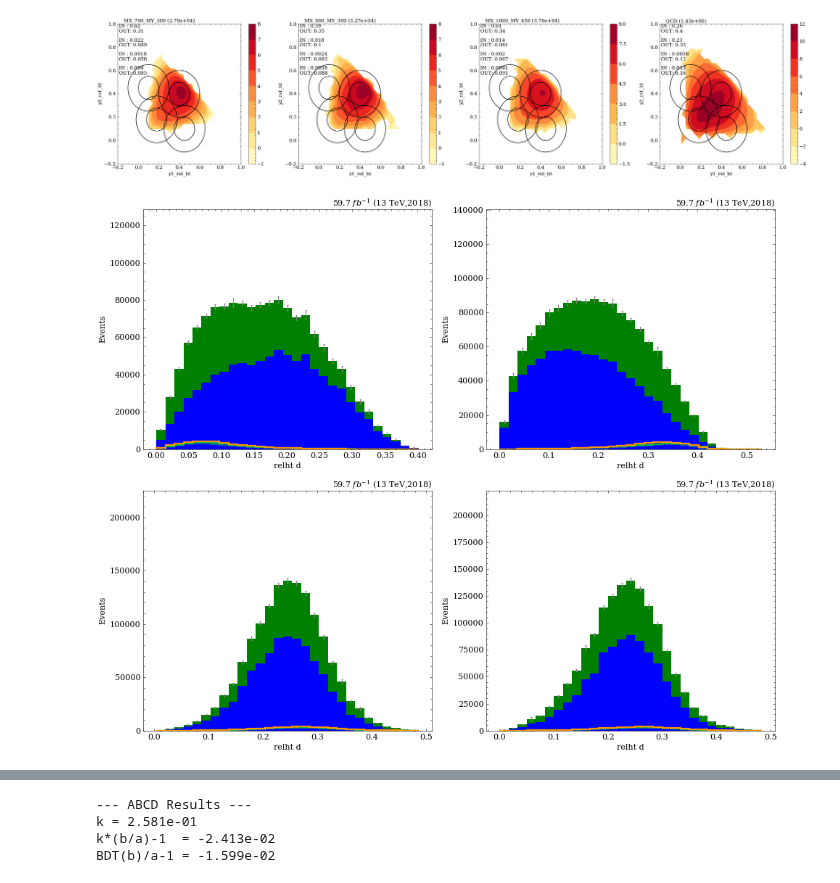
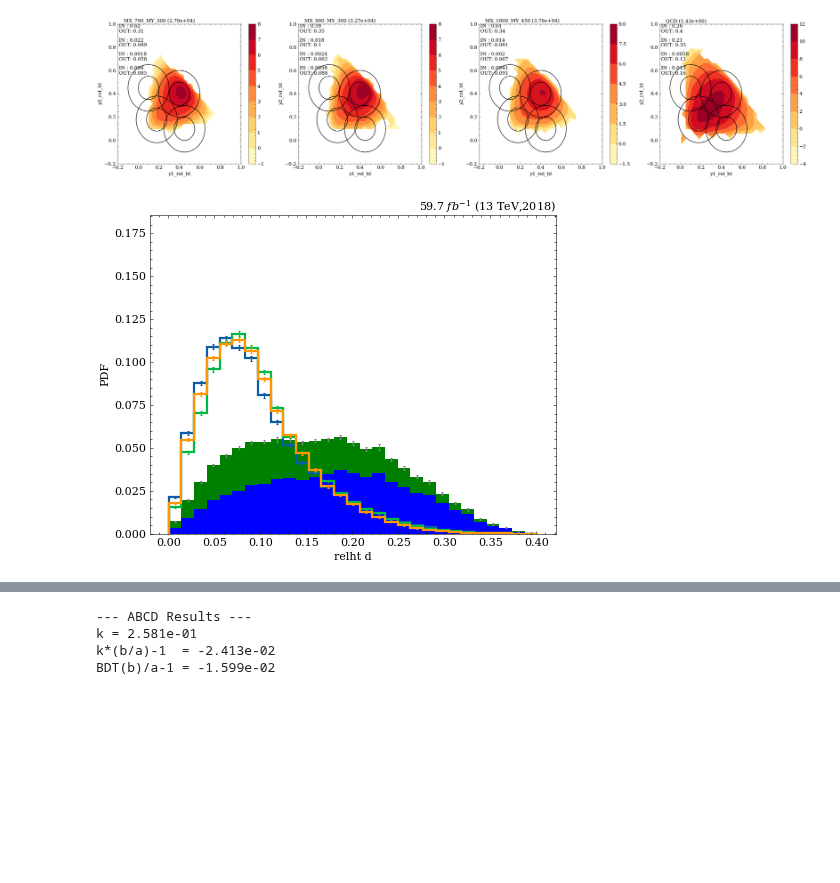
Before and after one commit to ekoenig4/analysis, a Jupyter notebook: jupyter/eightb/mc-background/relative_p4.ipynb, the cells around one changed output, grey strips where cells are left out. Saved outputs shown, nothing was run; the diff lists cells and outputs as text; code cells hidden in the pictures; blank space fills up the shorter version.

```diff
--- a/jupyter/eightb/mc-background/relative_p4.ipynb
+++ b/jupyter/eightb/mc-background/relative_p4.ipynb
@@ -113,17 +113,18 @@ study.quick2d_region(
 # %%
 class relht_d(ObjTransform):
   def init(self): self.xlabel='relht d'
   def __call__(self, t):
     d = np.sqrt((t.y1_rel_ht-self.x)**2 + (t.y2_rel_ht-self.y)**2)
     return d
 
 
 study.quick(
-  bkg+signal, stacked=True,
-  varlist=[ relht_d(x=0.4,y=0.4),relht_d(x=0.18,y=0.18),relht_d(x=0.15,y=0.45),relht_d(x=0.45,y=0.15), ]
+  bkg+signal, stacked=True, efficiency=True,
+  varlist=[ relht_d(x=0.4,y=0.4),]
+  # relht_d(x=0.18,y=0.18),relht_d(x=0.15,y=0.45),relht_d(x=0.45,y=0.15), ]
 )
 # %% [output]
-[figure, old version]
+[figure, new version]
 # %%
 
 study.quick2d_region(
```
Also changed, not shown: parts of 4 cells of this notebook, 8 other files.
